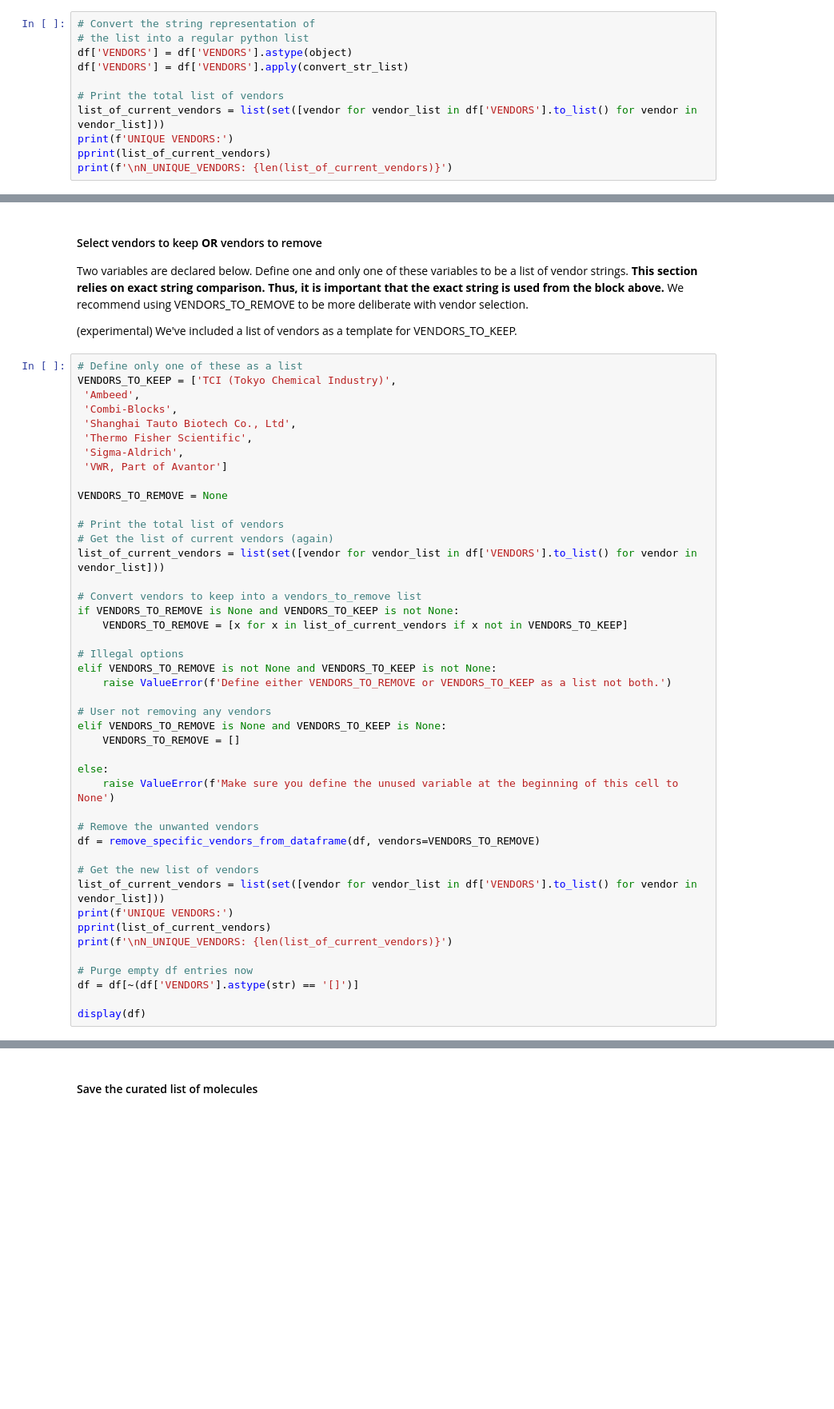
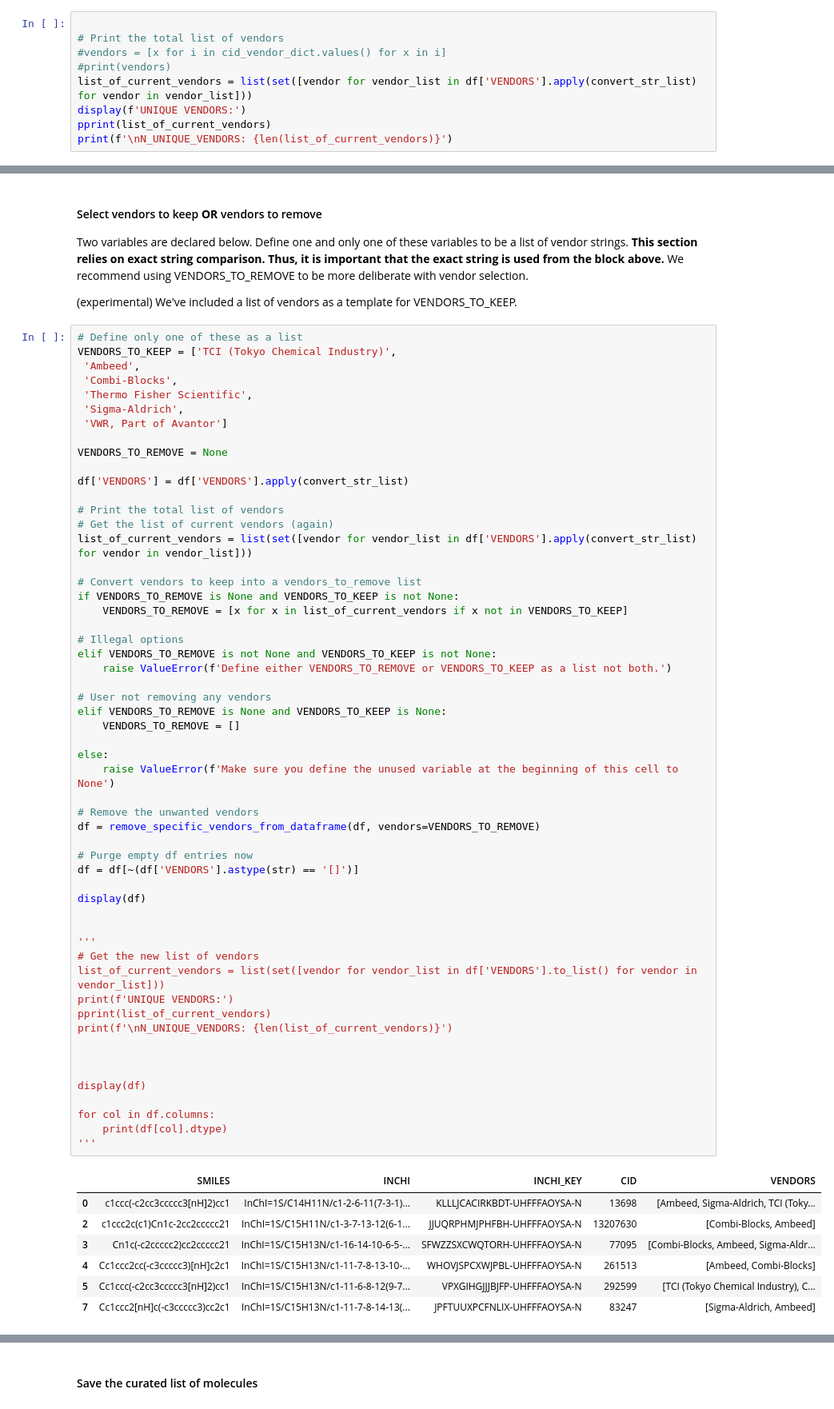
Before and after one commit to thejameshoward/CommercialCompoundSearcher, a Jupyter notebook: CommercialCompoundSearcher.ipynb, the cells around one changed output, grey strips where cells are left out. Shown: that part at 80% size. Drawn from its saved outputs; the diff is of its cells as text; blank space fills up the shorter version.

```diff
--- a/CommercialCompoundSearcher.ipynb
+++ b/CommercialCompoundSearcher.ipynb
@@ -162,11 +280,9 @@ The next cells are organized into separate steps.
 # %%
-# Convert the string representation of
-# the list into a regular python list
-df['VENDORS'] = df['VENDORS'].astype(object)
-df['VENDORS'] = df['VENDORS'].apply(convert_str_list)
 
 # Print the total list of vendors
-list_of_current_vendors = list(set([vendor for vendor_list in df['VENDORS'].to_list() for vendor in vendor_list]))
-print(f'UNIQUE VENDORS:')
+#vendors = [x for i in cid_vendor_dict.values() for x in i]
+#print(vendors)
+list_of_current_vendors = list(set([vendor for vendor_list in df['VENDORS'].apply(convert_str_list) for vendor in vendor_list]))
+display(f'UNIQUE VENDORS:')
 pprint(list_of_current_vendors)
 print(f'\nN_UNIQUE_VENDORS: {len(list_of_current_vendors)}')
@@ -181,42 +316,61 @@ Two variables are declared below. Define one and only one of these variables to
 VENDORS_TO_KEEP = ['TCI (Tokyo Chemical Industry)',
  'Ambeed',
  'Combi-Blocks',
- 'Shanghai Tauto Biotech Co., Ltd',
  'Thermo Fisher Scientific',
  'Sigma-Aldrich',
  'VWR, Part of Avantor']
 
 VENDORS_TO_REMOVE = None
 
+df['VENDORS'] = df['VENDORS'].apply(convert_str_list)
+
 # Print the total list of vendors
 # Get the list of current vendors (again)
-list_of_current_vendors = list(set([vendor for vendor_list in df['VENDORS'].to_list() for vendor in vendor_list]))
+list_of_current_vendors = list(set([vendor for vendor_list in df['VENDORS'].apply(convert_str_list) for vendor in vendor_list]))
 
 # Convert vendors to keep into a vendors_to_remove list
 if VENDORS_TO_REMOVE is None and VENDORS_TO_KEEP is not None:
     VENDORS_TO_REMOVE = [x for x in list_of_current_vendors if x not in VENDORS_TO_KEEP]
 
 # Illegal options
 elif VENDORS_TO_REMOVE is not None and VENDORS_TO_KEEP is not None:
     raise ValueError(f'Define either VENDORS_TO_REMOVE or VENDORS_TO_KEEP as a list not both.')
 
 # User not removing any vendors
 elif VENDORS_TO_REMOVE is None and VENDORS_TO_KEEP is None:
     VENDORS_TO_REMOVE = []
 
 else:
     raise ValueError(f'Make sure you define the unused variable at the beginning of this cell to None')
 
 # Remove the unwanted vendors
 df = remove_specific_vendors_from_dataframe(df, vendors=VENDORS_TO_REMOVE)
 
+# Purge empty df entries now
+df = df[~(df['VENDORS'].astype(str) == '[]')]
+
+display(df)
+
+
+'''
 # Get the new list of vendors
 list_of_current_vendors = list(set([vendor for vendor_list in df['VENDORS'].to_list() for vendor in vendor_list]))
 print(f'UNIQUE VENDORS:')
 pprint(list_of_current_vendors)
 print(f'\nN_UNIQUE_VENDORS: {len(list_of_current_vendors)}')
 
-# Purge empty df entries now
-df = df[~(df['VENDORS'].astype(str) == '[]')]
+
 
 display(df)
+
+for col in df.columns:
+    print(df[col].dtype)
+'''
+# %% [output]
+|  | SMILES | INCHI | INCHI_KEY | CID | VENDORS |
+| 0 | c1ccc(-c2cc3ccccc3[nH]2)cc1 | InChI=1S/C14H11N/c1-2-6-11(7-3-1)... | KLLLJCACIRKBDT-UHFFFAOYSA-N | 13698 | [Ambeed, Sigma-Aldrich, TCI (Toky... |
+| 2 | c1ccc2c(c1)Cn1c-2cc2ccccc21 | InChI=1S/C15H11N/c1-3-7-13-12(6-1... | JJUQRPHMJPHFBH-UHFFFAOYSA-N | 13207630 | [Combi-Blocks, Ambeed] |
+| 3 | Cn1c(-c2ccccc2)cc2ccccc21 | InChI=1S/C15H13N/c1-16-14-10-6-5-... | SFWZZSXCWQTORH-UHFFFAOYSA-N | 77095 | [Combi-Blocks, Ambeed, Sigma-Aldr... |
+| 4 | Cc1ccc2cc(-c3ccccc3)[nH]c2c1 | InChI=1S/C15H13N/c1-11-7-8-13-10-... | WHOVJSPCXWJPBL-UHFFFAOYSA-N | 261513 | [Ambeed, Combi-Blocks] |
+| 5 | Cc1ccc(-c2cc3ccccc3[nH]2)cc1 | InChI=1S/C15H13N/c1-11-6-8-12(9-7... | VPXGIHGJJJBJFP-UHFFFAOYSA-N | 292599 | [TCI (Tokyo Chemical Industry), C... |
+| 7 | Cc1ccc2[nH]c(-c3ccccc3)cc2c1 | InChI=1S/C15H13N/c1-11-7-8-14-13(... | JPFTUUXPCFNLIX-UHFFFAOYSA-N | 83247 | [Sigma-Aldrich, Ambeed] |
```
Also changed, not shown: parts of 18 cells of this notebook, 12 other files.
